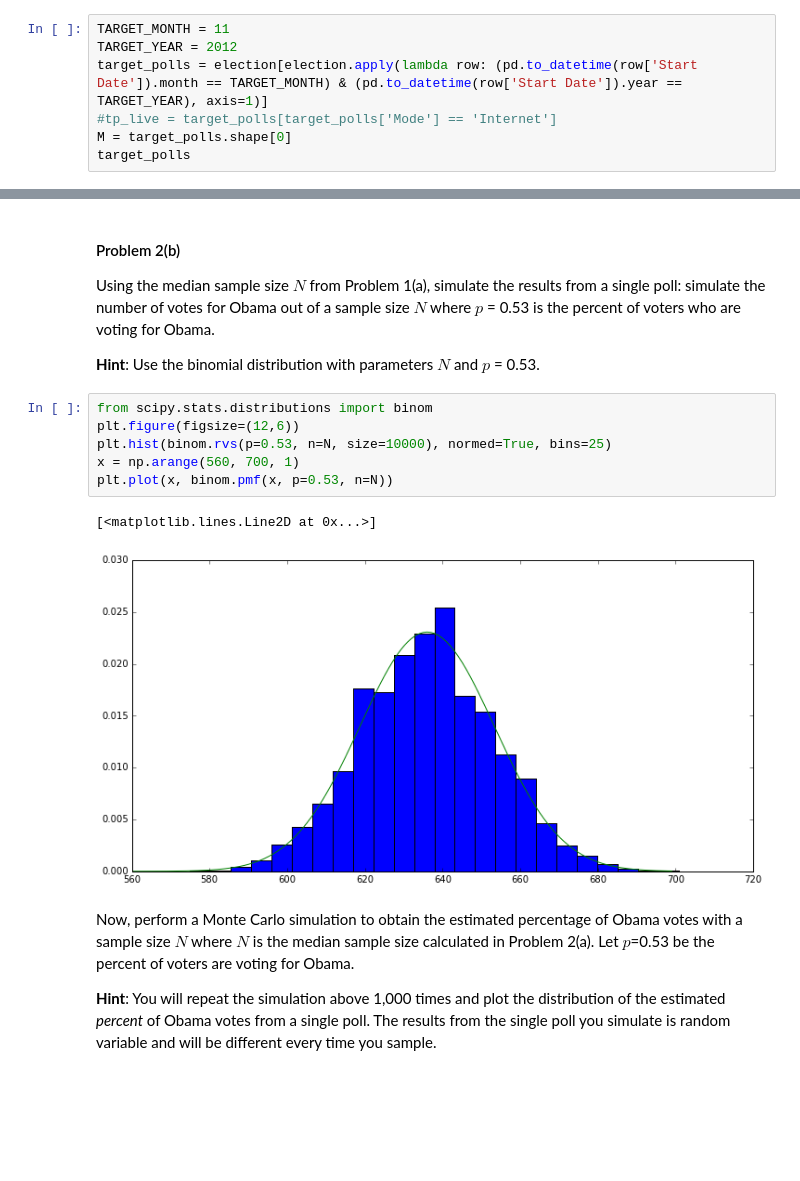
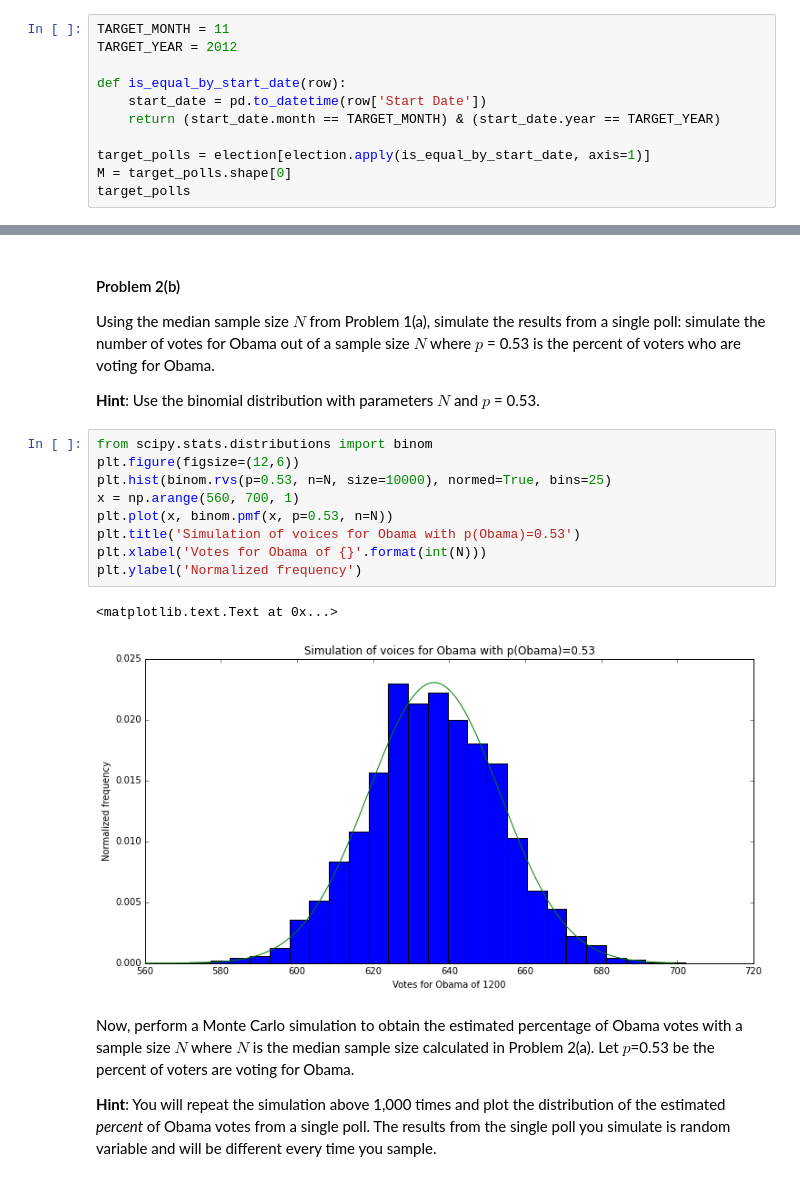
Before and after one commit to kanstantsin/cs109-2014, a Jupyter notebook: homework/HW2.ipynb, the cells around one changed output, grey strips where cells are left out. Saved outputs shown, nothing was run; the diff lists cells and outputs as text; blank space fills up the shorter version.

Commit message:
HW2: update plots, refactor, fix election prediction for more than 2 candidates

```diff
--- a/homework/HW2.ipynb
+++ b/homework/HW2.ipynb
@@ -398,8 +384,12 @@ How many polls were conducted in November? Define this number as M.
 # %%
 TARGET_MONTH = 11
 TARGET_YEAR = 2012
-target_polls = election[election.apply(lambda row: (pd.to_datetime(row['Start Date']).month == TARGET_MONTH) & (pd.to_datetime(row['Start Date']).year == TARGET_YEAR), axis=1)]
-#tp_live = target_polls[target_polls['Mode'] == 'Internet']
+
+def is_equal_by_start_date(row):
+    start_date = pd.to_datetime(row['Start Date'])
+    return (start_date.month == TARGET_MONTH) & (start_date.year == TARGET_YEAR)
+
+target_polls = election[election.apply(is_equal_by_start_date, axis=1)]
 M = target_polls.shape[0]
 target_polls
 # %% [output]
@@ -440,12 +430,15 @@ Using the median sample size $N$ from Problem 1(a), simulate the results from a
 # %%
 from scipy.stats.distributions import binom
 plt.figure(figsize=(12,6))
 plt.hist(binom.rvs(p=0.53, n=N, size=10000), normed=True, bins=25)
 x = np.arange(560, 700, 1)
 plt.plot(x, binom.pmf(x, p=0.53, n=N))
+plt.title('Simulation of voices for Obama with p(Obama)=0.53')
+plt.xlabel('Votes for Obama of {}'.format(int(N)))
+plt.ylabel('Normalized frequency')
 # %% [output]
-[<matplotlib.lines.Line2D at 0x...>]
+<matplotlib.text.Text at 0x...>
-[figure, old version]
+[figure, new version]
 # %% [markdown]
 Now, perform a Monte Carlo simulation to obtain the estimated percentage of Obama votes with a sample size $N$ where $N$ is the median sample size calculated in Problem 2(a). Let $p$=0.53 be the percent of voters are voting for Obama.
 
```
Also changed, not shown: parts of 53 cells of this notebook.
